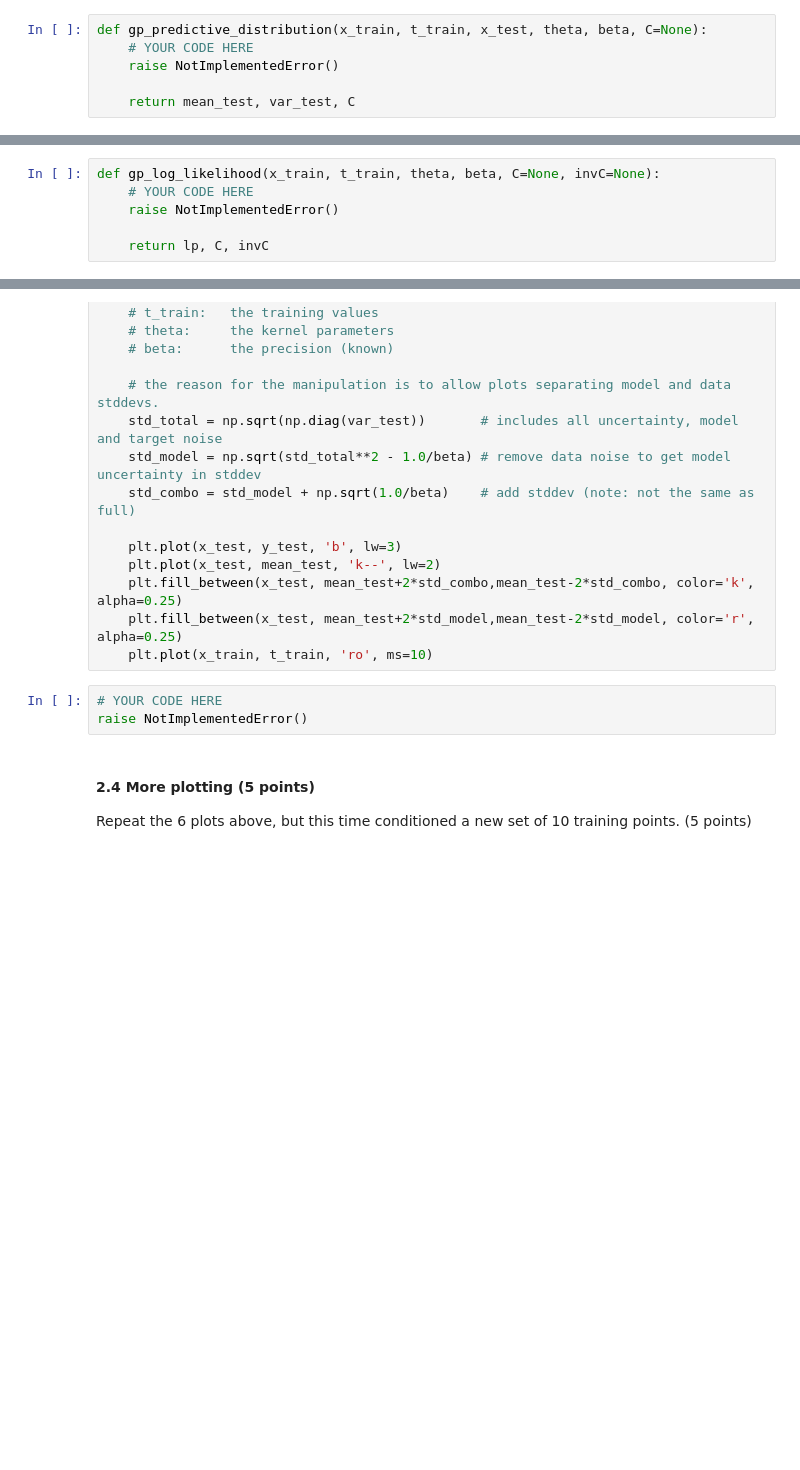
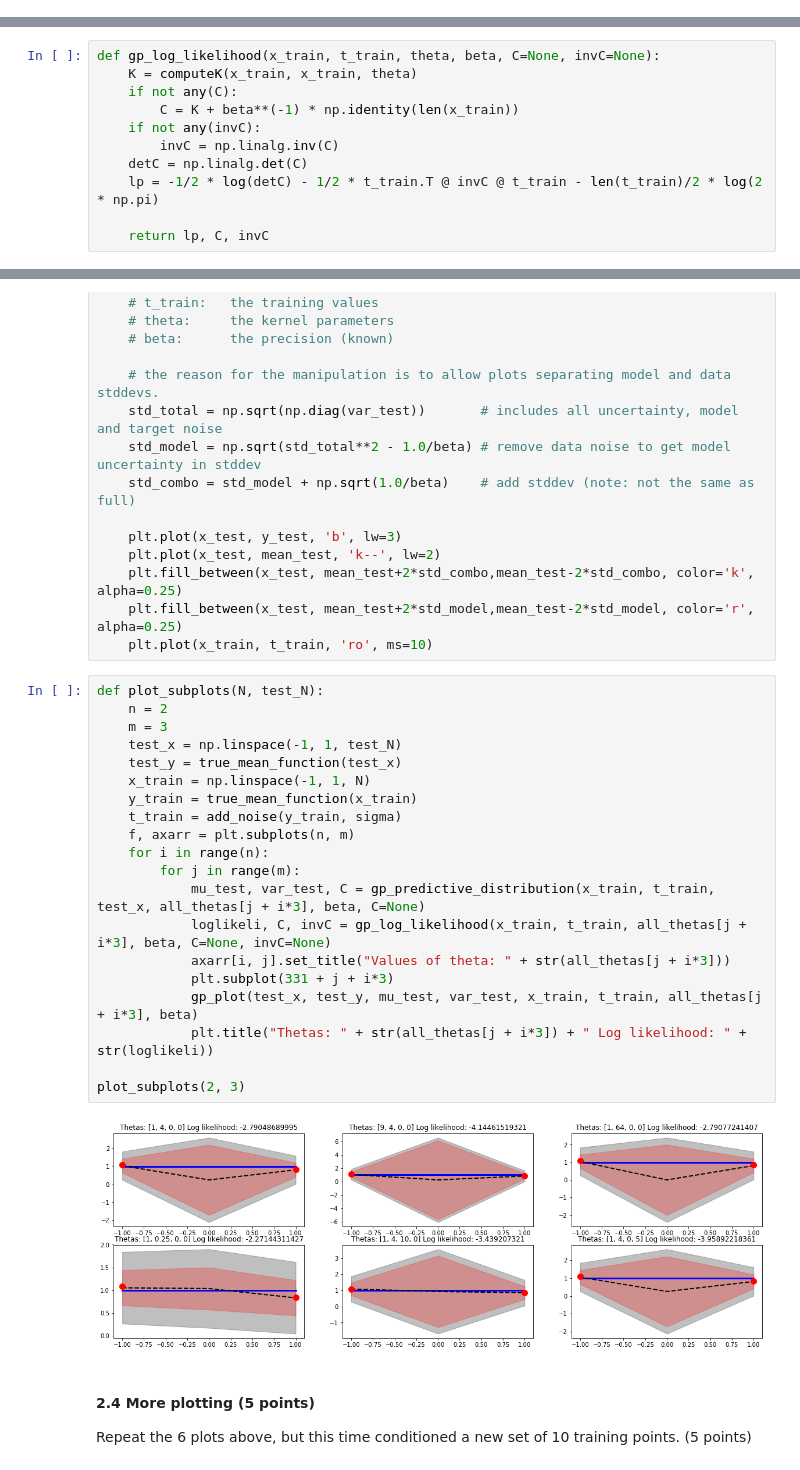
Before and after one commit to Lukx19/UvA-ML1, a Jupyter notebook: lab3.ipynb, the cells around one changed output, grey strips where cells are left out. Cells and saved outputs as stored; diff of their text form; blank space fills up the shorter version.

```diff
--- a/lab3.ipynb
+++ b/lab3.ipynb
@@ -115,9 +149,3 @@ Once we have data, we are interested in the predictive distribution (note: the p
 
 #### 2.1 gp_predictive_distribution(...) (10 points)
 Write a function `gp_predictive_distribution(x_train, t_train, x_test, theta, beta, C=None)` that computes  Eqns 6.66 and 6.67, except allow for an arbitrary number of test points (not just one) and now the kernel matrix is for training data.  By having C as an optional parameter, we can avoid computing it more than once (for this problem it is unimportant, but for real problems this is an issue).  The function should compute $\mathbf{C}$, $\mathbf{k}$, and return the mean, variance and $\mathbf{C}$.  Do not forget: the computeK function computes $\mathbf{K}$, not $\mathbf{C}$! (10 points)
-# %%
-def gp_predictive_distribution(x_train, t_train, x_test, theta, beta, C=None):
-    # YOUR CODE HERE
-    raise NotImplementedError()
-
-    return mean_test, var_test, C
@@ -143,12 +184,17 @@ assert np.allclose(C_in, C_out), "C is not reused!"
 # %% [markdown]
 #### 2.2 gp_log_likelihood(...) (10 points)
 To learn the hyperparameters, we would need to compute the log-likelihood of the of the training data.  Implicitly, this is conditioned on the value setting for $\mathbf{\theta}$.  Write a function `gp_log_likelihood(x_train, t_train, theta, C=None, invC=None, beta=None)`, where C and invC can be stored and reused. It should return the log-likelihood, `C` and `invC`  (10 points)
-# %%
-def gp_log_likelihood(x_train, t_train, theta, beta, C=None, invC=None):
-    # YOUR CODE HERE
-    raise NotImplementedError()
-
-    return lp, C, invC
+# %%
+def gp_log_likelihood(x_train, t_train, theta, beta, C=None, invC=None):
+    K = computeK(x_train, x_train, theta)
+    if not any(C):
+        C = K + beta**(-1) * np.identity(len(x_train))
+    if not any(invC):
+        invC = np.linalg.inv(C)
+    detC = np.linalg.det(C)
+    lp = -1/2 * log(detC) - 1/2 * t_train.T @ invC @ t_train - len(t_train)/2 * log(2 * np.pi)
+
+    return lp, C, invC
 # %%
 ### Test your function
 N = 2
@@ -194,9 +240,28 @@ def gp_plot( x_test, y_test, mean_test, var_test, x_train, t_train, theta, beta
     plt.fill_between(x_test, mean_test+2*std_combo,mean_test-2*std_combo, color='k', alpha=0.25)
     plt.fill_between(x_test, mean_test+2*std_model,mean_test-2*std_model, color='r', alpha=0.25)
     plt.plot(x_train, t_train, 'ro', ms=10)
-# %%
-# YOUR CODE HERE
-raise NotImplementedError()
+# %%
+def plot_subplots(N, test_N):
+    n = 2
+    m = 3
+    test_x = np.linspace(-1, 1, test_N)
+    test_y = true_mean_function(test_x)
+    x_train = np.linspace(-1, 1, N)
+    y_train = true_mean_function(x_train)
+    t_train = add_noise(y_train, sigma)
+    f, axarr = plt.subplots(n, m)
+    for i in range(n):
+        for j in range(m):
+            mu_test, var_test, C = gp_predictive_distribution(x_train, t_train, test_x, all_thetas[j + i*3], beta, C=None)
+            loglikeli, C, invC = gp_log_likelihood(x_train, t_train, all_thetas[j + i*3], beta, C=None, invC=None)
+            axarr[i, j].set_title("Values of theta: " + str(all_thetas[j + i*3]))
+            plt.subplot(331 + j + i*3)
+            gp_plot(test_x, test_y, mu_test, var_test, x_train, t_train, all_thetas[j + i*3], beta)
+            plt.title("Thetas: " + str(all_thetas[j + i*3]) + " Log likelihood: " + str(loglikeli))
+
+plot_subplots(2, 3)
+# %% [output]
+[figure, added]
 # %% [markdown]
 #### 2.4 More plotting (5 points)
 Repeat the 6 plots above, but this time conditioned a new set of 10 training points. (5 points)
```
Also changed, not shown: parts of 15 cells of this notebook.
